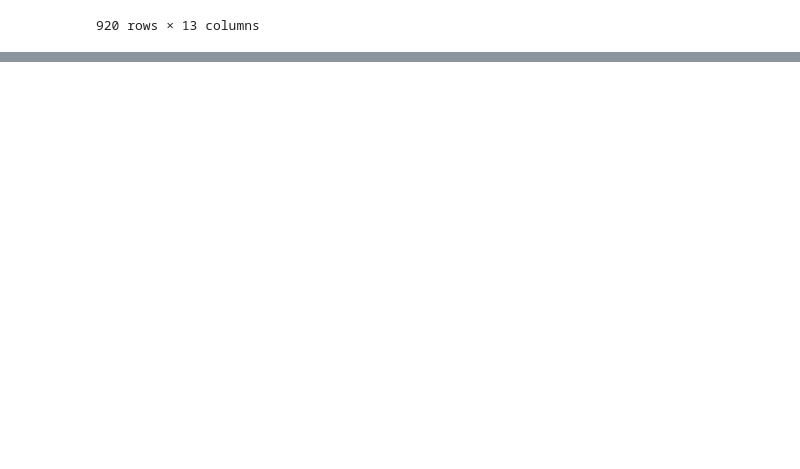
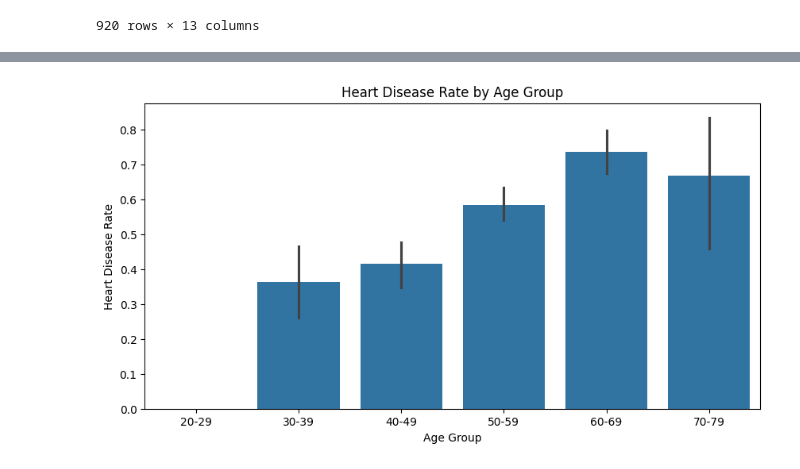
Before and after one commit to stanleyotieno1/Data-analysis-assignment, a Jupyter notebook: Jupyter-files/health.ipynb, the cells around one changed output, grey strips where cells are left out. Drawn from its saved outputs; the diff is of its cells as text; code cells hidden in the pictures; blank space fills up the shorter version.

Commit message:
Data Analysis

```diff
--- a/Jupyter-files/health.ipynb
+++ b/Jupyter-files/health.ipynb
@@ -123,0 +144,3 @@ health_df
+# %%
+# Convert num into binary (0 = no disease, 1+ = disease)
+health_df['heart_disease'] = (health_df['num'] > 0).astype(int)
@@ -123,0 +166,15 @@ health_df
+# %%
+health_df['age_group'] = pd.cut(
+    health_df['age'],
+    bins=[20, 30, 40, 50, 60, 70, 80],
+    labels=['20-29', '30-39', '40-49', '50-59', '60-69', '70-79']
+)
+# %%
+plt.figure(figsize=(10,5))
+sns.barplot(data=health_df, x='age_group', y='heart_disease')
+plt.title("Heart Disease Rate by Age Group")
+plt.xlabel("Age Group")
+plt.ylabel("Heart Disease Rate")
+plt.show()
+# %% [output]
+[figure, added]
```
Also changed, not shown: parts of 4 cells of this notebook.
